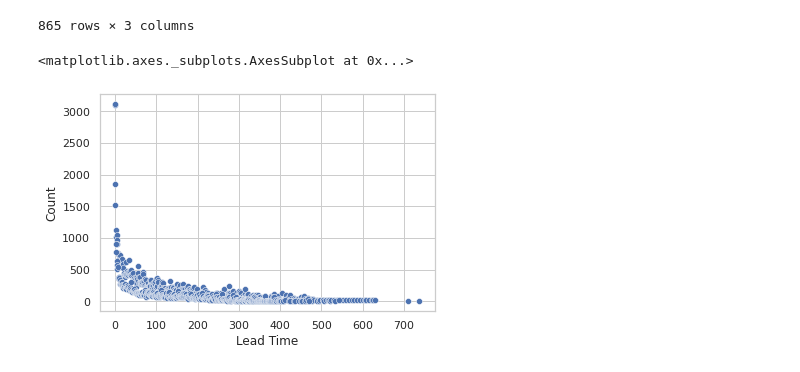
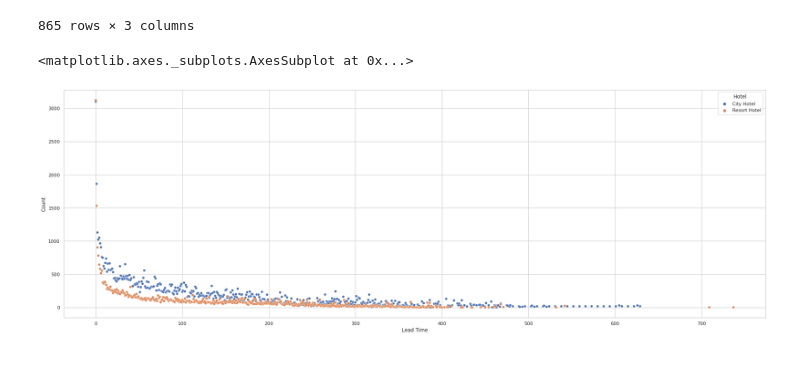
Before and after one commit to manm0han/hotel-booking-eda, a Jupyter notebook: Manmohan_Madhu_Hotel_Booking_Analysis_Capstone_Project.ipynb, the cells around one changed output. Drawn from its saved outputs; the diff is of its cells as text; code cells hidden in the pictures.

```diff
--- a/Manmohan_Madhu_Hotel_Booking_Analysis_Capstone_Project.ipynb
+++ b/Manmohan_Madhu_Hotel_Booking_Analysis_Capstone_Project.ipynb
@@ -459,8 +462,9 @@ lead_time_df
 | 864 | Resort Hotel | 737 | 1 |
 865 rows × 3 columns
 # %%
-
-sns.scatterplot(data = lead_time_df, x = 'Lead Time', y = 'Count')
+sns.set_theme(style="whitegrid")
+plt.subplots(figsize = (30,10))
+sns.scatterplot(data = lead_time_df, x = 'Lead Time', y = 'Count', hue = 'Hotel')
 # %% [output]
 <matplotlib.axes._subplots.AxesSubplot at 0x...>
-[figure, old version]
+[figure, new version]
```
Also changed, not shown: parts of 5 cells of this notebook.
